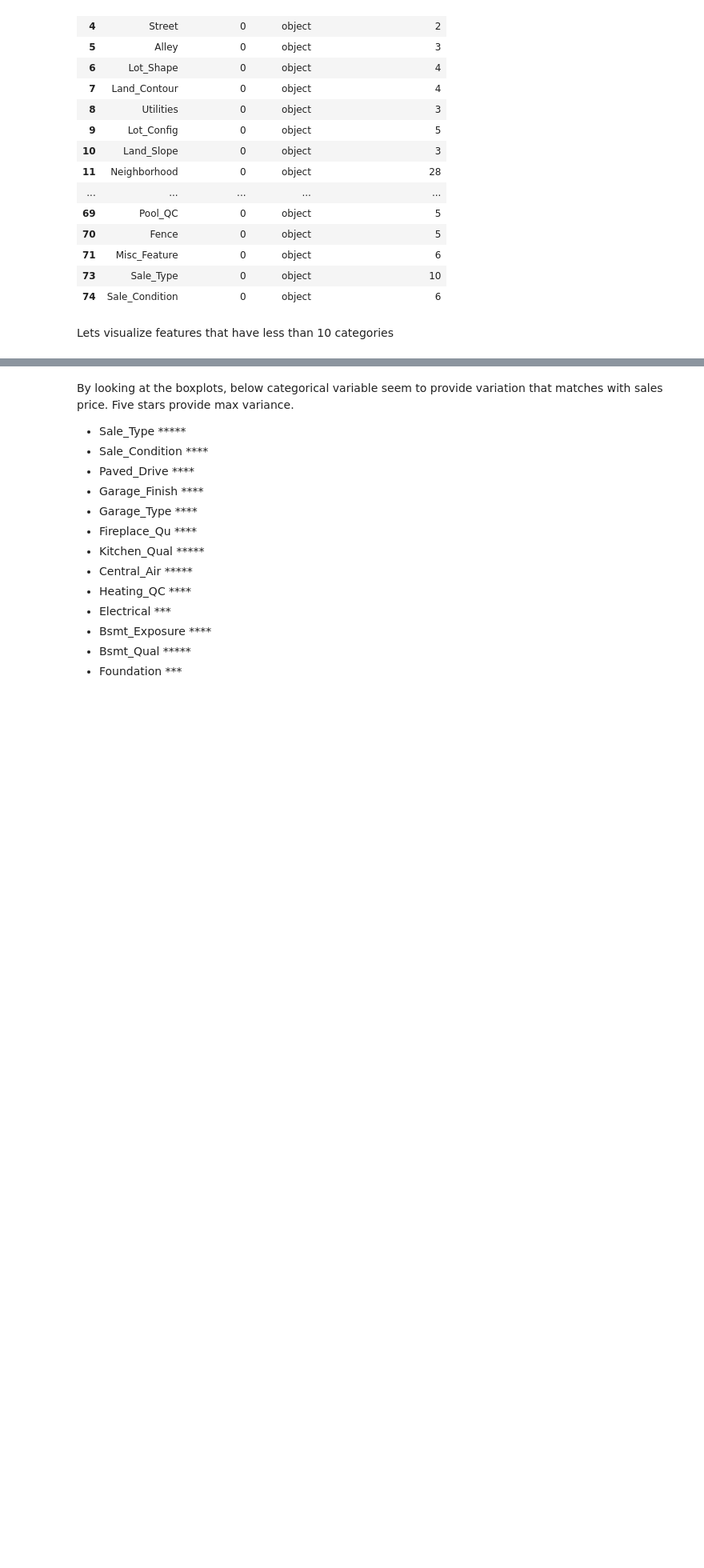
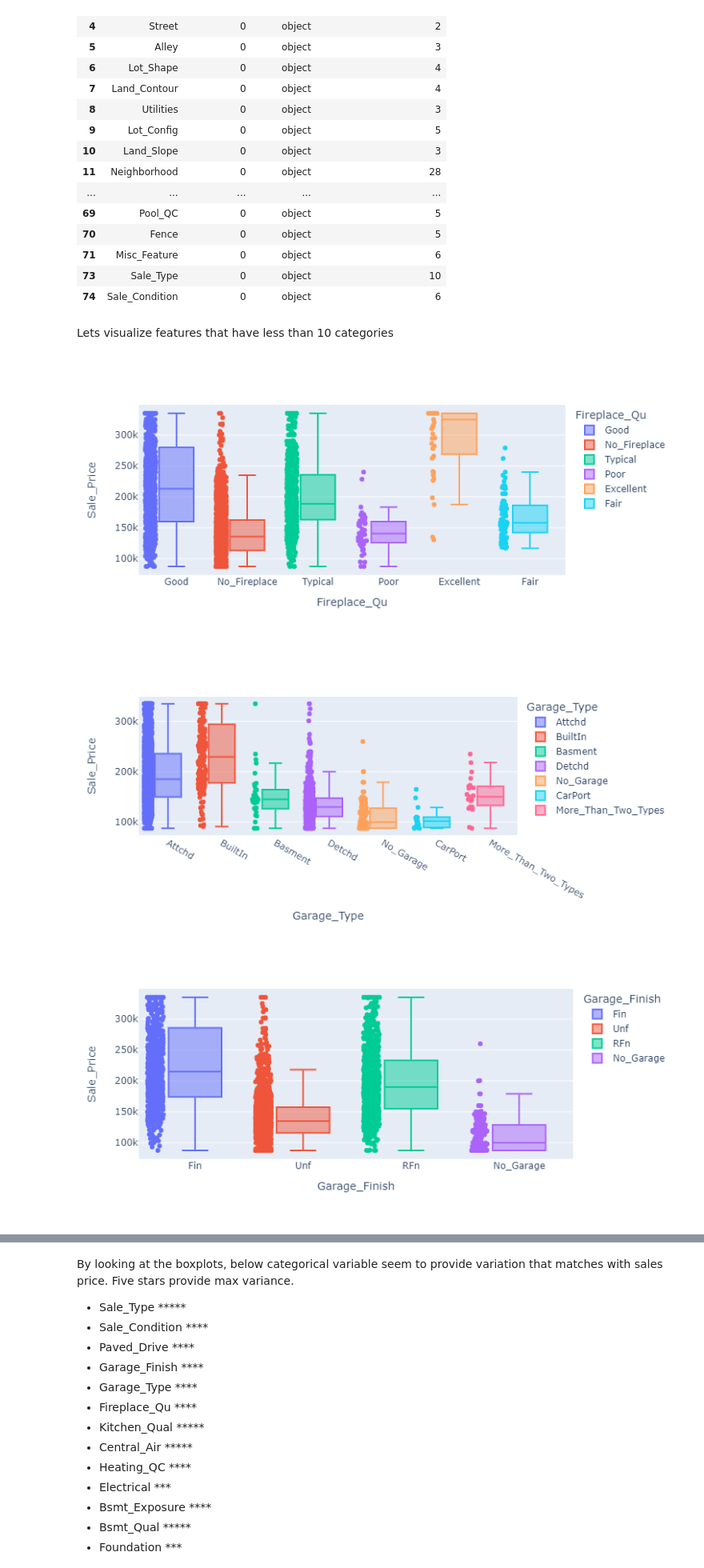
Before and after one commit to SandipSonawane/UIUC-STAT542-Statistical-Learning, a Jupyter notebook: Project 1- Predict the Housing Prices in Ames/EDA.ipynb, the cells around one changed output, grey strips where cells are left out. Shown at 80% size. Drawn from its saved outputs; the diff is of its cells as text; code cells hidden in the pictures; blank space fills up the shorter version.

```diff
--- a/Project 1- Predict the Housing Prices in Ames/EDA.ipynb
+++ b/Project 1- Predict the Housing Prices in Ames/EDA.ipynb
@@ -252,5 +252,9 @@ for col in categorical_vars.column:
     fig = px.box(ames_data, x=col, y="Sale_Price", points="all", color = col)
     figures.append(fig)
 # %%
-# for fig in figures:
-#     fig.show()
+for fig in figures[35:45]:
+    fig.show()
+# %% [output]
+[figure, added]
+[figure, added]
+[figure, added]
```
Also changed, not shown: parts of 5 cells of this notebook.
